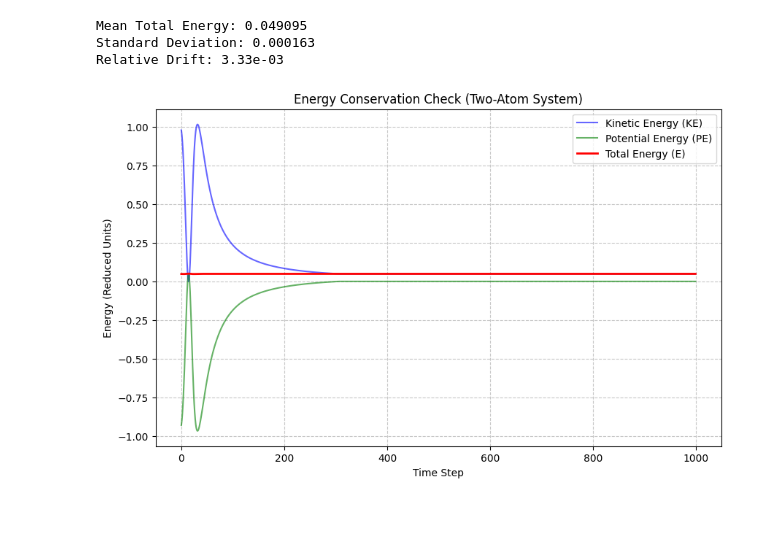
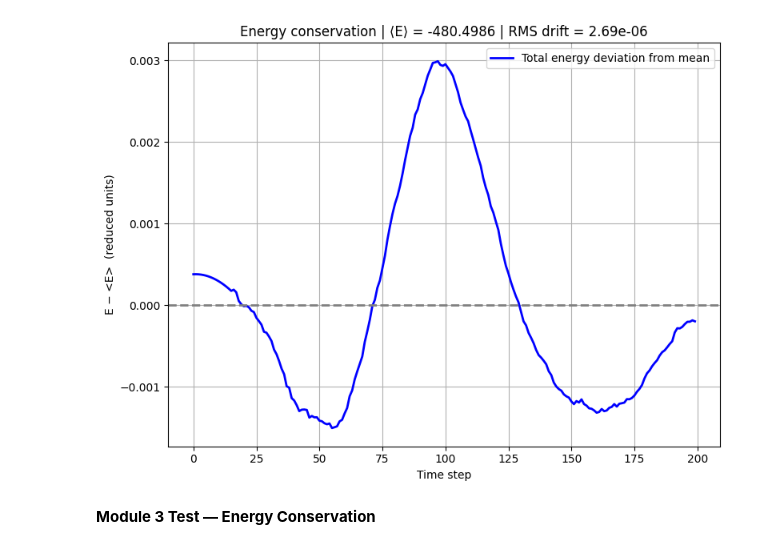
Before and after one commit to Tanish-Verma/md_Engine, a Jupyter notebook: Module3/module3.ipynb, the cells around one changed output. Cells and saved outputs as stored; diff of their text form; code cells hidden in the pictures; blank space fills up the shorter version.

Commit message:
Module 3 presentation level done

```diff
--- a/Module3/module3.ipynb
+++ b/Module3/module3.ipynb
@@ -180,67 +195,19 @@ Mean E: -474.2529 | Std: 0.001369 | Relative drift: 2.89e-06
-# %%
-import numpy as np
-import matplotlib.pyplot as plt
-
-# --- Setup simple system ---
-L = 10.0               # Large box to avoid boundary interference initially
-r_cutoff_sq = L/2
-dt = 0.005             # Time step
-n_steps = 1000
-
-# Place two atoms near the center, separated by r ~ 1.1 (near LJ minimum)
-pos = np.array([
-    [4.5, 5.0, 5.0],
-    [5.6, 5.0, 5.0]
-])
-# Give them opposite initial velocities (moving toward/away from each other)
-vel = np.array([
-    [1.0, 0.0, 0.0],
-    [-1.0, 0.0, 0.0]
-])
-
-# Initialize forces
-pe, force = calculate_total_force(pos, L, r_cutoff_sq)
-
-# Data storage
-ke_list = []
-pe_list = []
-total_e_list = []
-
-# --- Simulation Loop ---
-for step in range(n_steps):
-    pos, vel, pe, force = velocity_verlet_step(pos, vel, force, dt, L, r_cutoff_sq)
-
-    ke = calculate_kinetic_energy(vel)
-
-    ke_list.append(ke)
-    pe_list.append(pe)
-    total_e_list.append(ke + pe)
-
-# --- Plotting ---
-plt.figure(figsize=(10, 6))
-plt.plot(ke_list, label='Kinetic Energy (KE)', color='blue', alpha=0.6)
-plt.plot(pe_list, label='Potential Energy (PE)', color='green', alpha=0.6)
-plt.plot(total_e_list, label='Total Energy (E)', color='red', linewidth=2)
-
-plt.title('Energy Conservation Check (Two-Atom System)')
-plt.xlabel('Time Step')
-plt.ylabel('Energy (Reduced Units)')
-plt.legend()
-plt.grid(True, linestyle='--', alpha=0.7)
-
-# Print stability metrics
-E = np.array(total_e_list)
-rel_drift = E.std() / np.abs(E.mean())
-print(f"Mean Total Energy: {E.mean():.6f}")
-print(f"Standard Deviation: {E.std():.6f}")
-print(f"Relative Drift: {rel_drift:.2e}")
-
-plt.show()
-# %% [output]
-Mean Total Energy: 0.049095
-Standard Deviation: 0.000163
-Relative Drift: 3.33e-03
-[figure, removed]
+# %%
+# Plotting
+plt.figure(figsize=(8, 6))
+plt.plot(np.arange(len(E)), E_deviation, color='blue', linewidth=2, label='Total energy deviation from mean')
+plt.axhline(0, color='gray', linewidth=2, linestyle='--')
+plt.xlabel('Time step')
+plt.ylabel('E − <E>  (reduced units)')
+plt.title(f'Energy conservation | 'f'⟨E⟩ = {E_mean:.4f} | 'f'RMS drift = {rel_drift:.2e}')
+plt.grid(True)
+plt.legend()
+plt.tight_layout()
+plt.show()
+# %% [output]
+[figure, added]
+# %% [markdown]
+**Module 3 Test — Energy Conservation**
 # %%
 N_cell = 3
 rho_star = 0.8
```
Also changed, not shown: parts of 10 cells of this notebook, 3 other files.
